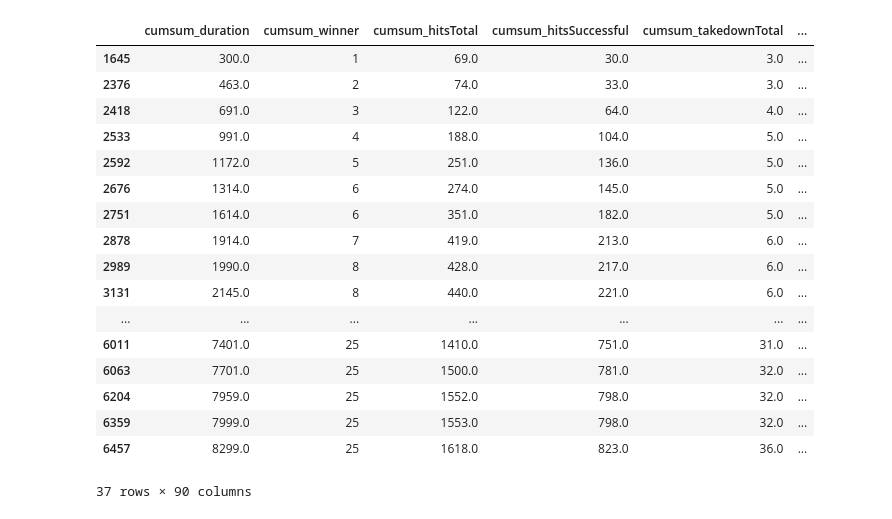
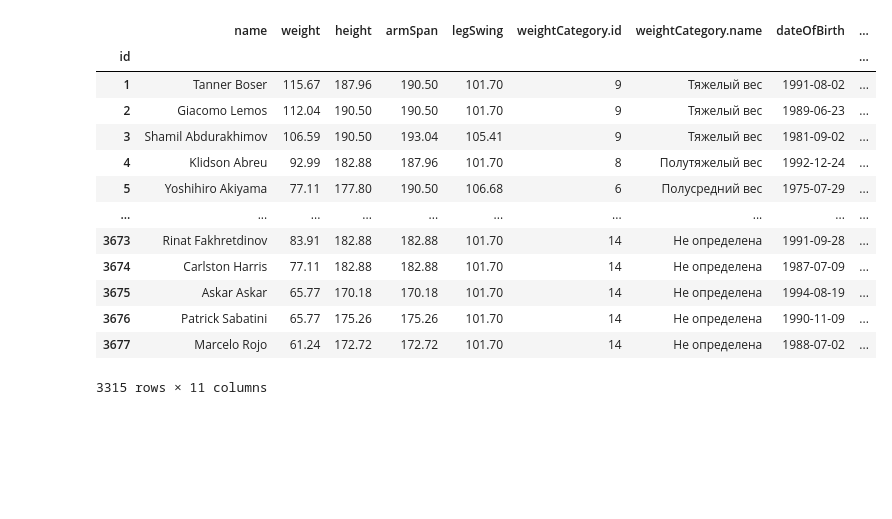
Before and after one commit to NikolayTV/UFC_3.0, a Jupyter notebook: Notebooks/Catboost_v1_0/3.Model inference.ipynb, the cells around one changed output. Drawn from its saved outputs; the diff is of its cells as text; code cells hidden in the pictures; blank space fills up the shorter version.

```diff
--- a/Notebooks/Catboost_v1_0/3.Model inference.ipynb
+++ b/Notebooks/Catboost_v1_0/3.Model inference.ipynb
@@ -10,32 +10,31 @@ from tqdm import tqdm_notebook as tqdm
 import numpy as np
 import ast
 import time
+import datetime
 
 import sys
 import os
 sys.path.append(os.path.join(sys.path[0], '../../core/'))
 
 from train_utils import calculate_roi, get_winner_favorite, combine_df, parse_odds
+from utils import load_fighters
+
+pd.set_option('display.precision',6)
+pd.set_option('display.max_columns', None)
+pd.options.mode.chained_assignment = None
 # %%
-fighters_df = pd.read_csv("../../data/0.fighters_raw.csv", index_col=0)
-fighters_df["dateOfBirth"] = pd.to_datetime(fighters_df["dateOfBirth"])
-fighters_cols = [
-    "id",
-    "name",
-    "weight",
-    "height",
-    "armSpan",
-    "legSwing",
-    "weightCategory.id",
-    "weightCategory.name",
-    "dateOfBirth",
-    "country",
-    "city",
-    "timezone",
-]
-fighters_df = fighters_df[fighters_cols]
-fighters_df.set_index("id", inplace=True)
-f_name_dict = fighters_df['name'].to_dict()
+# Load data
 
-all_new_cols = json.load(open('../../data/Catboost_v1_0/all_new_cols_06.04.2021.txt', 'r'))
-f_stats_events_cumulative = pd.read_csv('../../data/Catboost_v1_0/PROD_f_stats_events_cumulative_06.04.2021.csv', index_col=0)
+fighters_df, f_name_dict = load_fighters()
+with open('../../data/Catboost_v1_0/generated_features_08.04.2021.txt', 'r') as outfile:
+    generated_features = json.load(outfile)
+num_cols = [i[3:] for i in generated_features['fighter1_stats']][:-8]
+
+
+
+static_cols = ['country', 'city', 'armSpan', 'height', 'legSwing', 'timezone']
+f1_static_cols = ['f1_' + col for col in static_cols]
+f2_static_cols = ['f2_' + col for col in static_cols]
+
+f_stats_events_cumulative = pd.read_csv('../../data/Catboost_v1_0/PROD_f_stats_events_cumulative_prod_08.04.2021.csv', index_col=0)
+f_stats_events_cumulative['eventDate.date'] = pd.to_datetime(f_stats_events_cumulative['eventDate.date'])
@@ -48,21 +40,0 @@ f_stats_events_cumulative[f_stats_events_cumulative['fighterId'] == 3667]
-# %%
-f_stats_events_cumulative[f_stats_events_cumulative['fighterName'] == 'Donald Cerrone']
-# %% [output]
-|  | cumsum_duration | cumsum_winner | cumsum_hitsTotal | cumsum_hitsSuccessful | cumsum_takedownTotal | ... |
-| 1645 | 300.0 | 1 | 69.0 | 30.0 | 3.0 | ... |
-| 2376 | 463.0 | 2 | 74.0 | 33.0 | 3.0 | ... |
-| 2418 | 691.0 | 3 | 122.0 | 64.0 | 4.0 | ... |
-| 2533 | 991.0 | 4 | 188.0 | 104.0 | 5.0 | ... |
-| 2592 | 1172.0 | 5 | 251.0 | 136.0 | 5.0 | ... |
-| 2676 | 1314.0 | 6 | 274.0 | 145.0 | 5.0 | ... |
-| 2751 | 1614.0 | 6 | 351.0 | 182.0 | 5.0 | ... |
-| 2878 | 1914.0 | 7 | 419.0 | 213.0 | 6.0 | ... |
-| 2989 | 1990.0 | 8 | 428.0 | 217.0 | 6.0 | ... |
-| 3131 | 2145.0 | 8 | 440.0 | 221.0 | 6.0 | ... |
-| ... | ... | ... | ... | ... | ... | ... |
-| 6011 | 7401.0 | 25 | 1410.0 | 751.0 | 31.0 | ... |
-| 6063 | 7701.0 | 25 | 1500.0 | 781.0 | 32.0 | ... |
-| 6204 | 7959.0 | 25 | 1552.0 | 798.0 | 32.0 | ... |
-| 6359 | 7999.0 | 25 | 1553.0 | 798.0 | 32.0 | ... |
-| 6457 | 8299.0 | 25 | 1618.0 | 823.0 | 36.0 | ... |
-37 rows × 90 columns
@@ -78,0 +41,17 @@ all_fightCols_list = all_new_cols['new_cumsum_colnames']+all_new_cols['new_accur
+# %%
+fighters_df
+# %% [output]
+|  | name | weight | height | armSpan | legSwing | weightCategory.id | weightCategory.name | dateOfBirth | ... |
+| id |  |  |  |  |  |  |  |  | ... |
+| 1 | Tanner Boser | 115.67 | 187.96 | 190.50 | 101.70 | 9 | Тяжелый вес | 1991-08-02 | ... |
+| 2 | Giacomo Lemos | 112.04 | 190.50 | 190.50 | 101.70 | 9 | Тяжелый вес | 1989-06-23 | ... |
+| 3 | Shamil Abdurakhimov | 106.59 | 190.50 | 193.04 | 105.41 | 9 | Тяжелый вес | 1981-09-02 | ... |
+| 4 | Klidson Abreu | 92.99 | 182.88 | 187.96 | 101.70 | 8 | Полутяжелый вес | 1992-12-24 | ... |
+| 5 | Yoshihiro Akiyama | 77.11 | 177.80 | 190.50 | 106.68 | 6 | Полусредний вес | 1975-07-29 | ... |
+| ... | ... | ... | ... | ... | ... | ... | ... | ... | ... |
+| 3673 | Rinat Fakhretdinov | 83.91 | 182.88 | 182.88 | 101.70 | 14 | Не определена | 1991-09-28 | ... |
+| 3674 | Carlston Harris | 77.11 | 182.88 | 182.88 | 101.70 | 14 | Не определена | 1987-07-09 | ... |
+| 3675 | Askar Askar | 65.77 | 170.18 | 170.18 | 101.70 | 14 | Не определена | 1994-08-19 | ... |
+| 3676 | Patrick Sabatini | 65.77 | 175.26 | 175.26 | 101.70 | 14 | Не определена | 1990-11-09 | ... |
+| 3677 | Marcelo Rojo | 61.24 | 172.72 | 172.72 | 101.70 | 14 | Не определена | 1988-07-02 | ... |
+3315 rows × 11 columns
```
Also changed, not shown: parts of 18 cells of this notebook, 21 other files.
